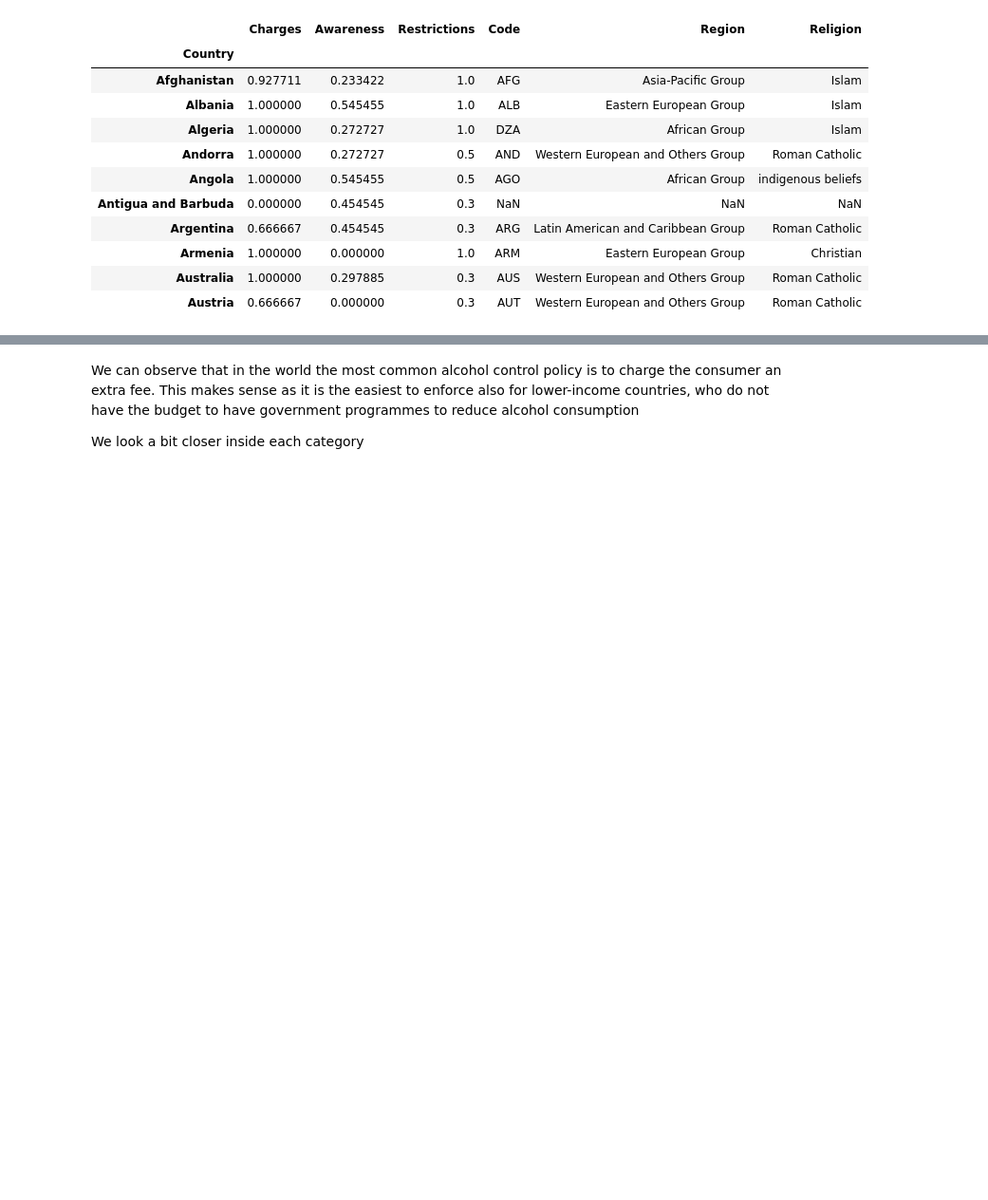
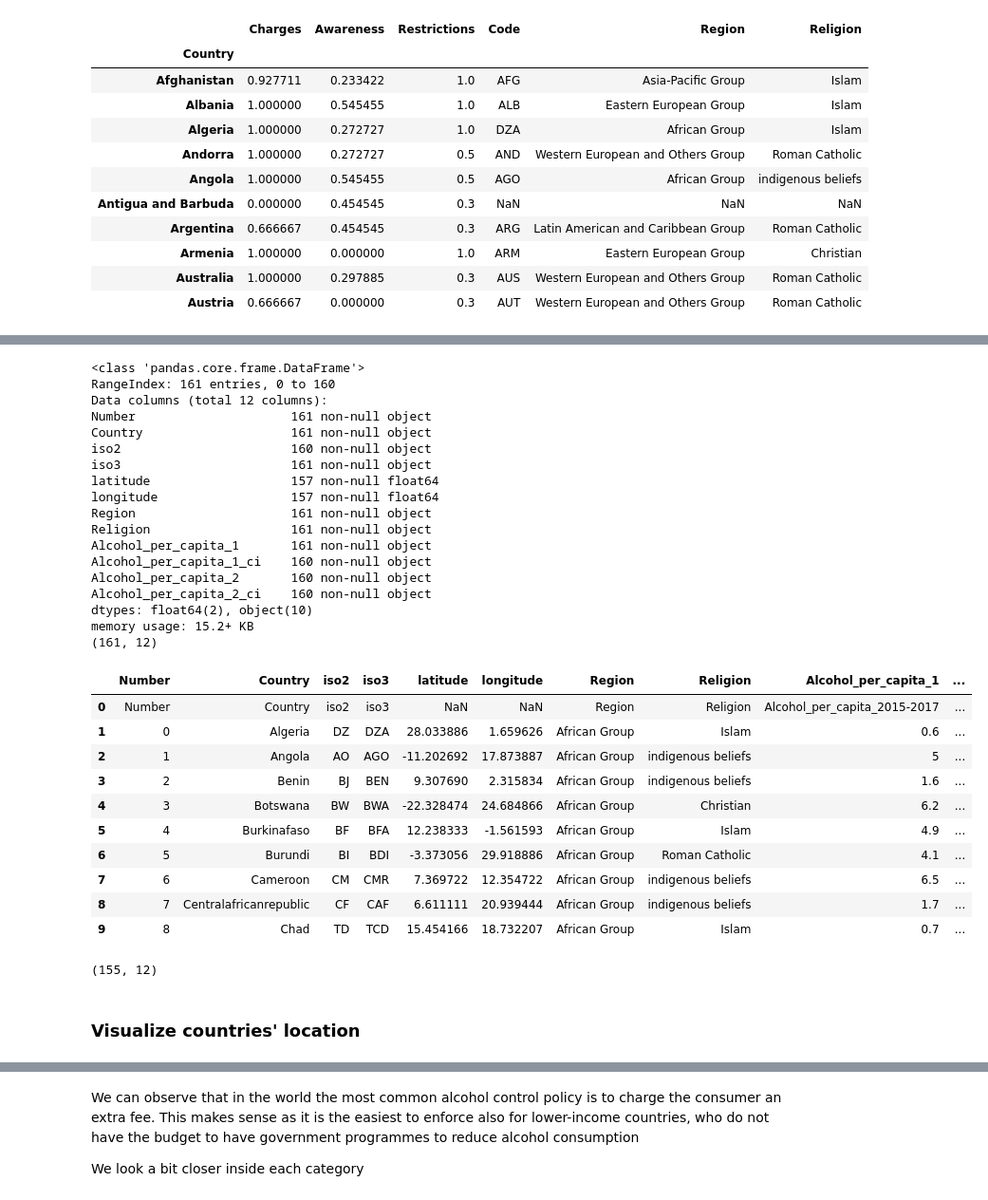
Before and after one commit to TomasTurner/Notorious_ADA_Projet_2019, a Jupyter notebook: final_notebook.ipynb, the cells around one changed output, grey strips where cells are left out. Shown at 95% size. Cells and saved outputs as stored; diff of their text form; code cells hidden in the pictures; blank space fills up the shorter version.

```diff
--- a/final_notebook.ipynb
+++ b/final_notebook.ipynb
@@ -477,0 +872,51 @@ In this section we want to analyse what ind of policies are present in different
+# %%
+# change longitude and latitude datatype from str to float
+def location_to_float(value):
+#     print(value)
+    if value!='latitude' and value!='longitude':
+        return np.float(value)
+    else:
+        return np.nan
+cdata['latitude'] = cdata['latitude'].apply(location_to_float)
+cdata['longitude'] = cdata['longitude'].apply(location_to_float)
+# cdata['Alcohol_per_capita_1'] = cdata['Alcohol_per_capita_1'].apply(location_to_float)
+cdata.info()
+print(cdata.shape)
+cdata.head(10)
+# %% [output]
+<class 'pandas.core.frame.DataFrame'>
+RangeIndex: 161 entries, 0 to 160
+Data columns (total 12 columns):
+Number                     161 non-null object
+Country                    161 non-null object
+iso2                       160 non-null object
+iso3                       161 non-null object
+latitude                   157 non-null float64
+longitude                  157 non-null float64
+Region                     161 non-null object
+Religion                   161 non-null object
+Alcohol_per_capita_1       161 non-null object
+Alcohol_per_capita_1_ci    160 non-null object
+Alcohol_per_capita_2       160 non-null object
+Alcohol_per_capita_2_ci    160 non-null object
+dtypes: float64(2), object(10)
+memory usage: 15.2+ KB
+(161, 12)
+|  | Number | Country | iso2 | iso3 | latitude | longitude | Region | Religion | Alcohol_per_capita_1 | ... |
+| 0 | Number | Country | iso2 | iso3 | NaN | NaN | Region | Religion | Alcohol_per_capita_2015-2017 | ... |
+| 1 | 0 | Algeria | DZ | DZA | 28.033886 | 1.659626 | African Group | Islam | 0.6 | ... |
+| 2 | 1 | Angola | AO | AGO | -11.202692 | 17.873887 | African Group | indigenous beliefs | 5 | ... |
+| 3 | 2 | Benin | BJ | BEN | 9.307690 | 2.315834 | African Group | indigenous beliefs | 1.6 | ... |
+| 4 | 3 | Botswana | BW | BWA | -22.328474 | 24.684866 | African Group | Christian | 6.2 | ... |
+| 5 | 4 | Burkinafaso | BF | BFA | 12.238333 | -1.561593 | African Group | Islam | 4.9 | ... |
+| 6 | 5 | Burundi | BI | BDI | -3.373056 | 29.918886 | African Group | Roman Catholic | 4.1 | ... |
+| 7 | 6 | Cameroon | CM | CMR | 7.369722 | 12.354722 | African Group | indigenous beliefs | 6.5 | ... |
+| 8 | 7 | Centralafricanrepublic | CF | CAF | 6.611111 | 20.939444 | African Group | indigenous beliefs | 1.7 | ... |
+| 9 | 8 | Chad | TD | TCD | 15.454166 | 18.732207 | African Group | Islam | 0.7 | ... |
+# %%
+# drop rows without data
+cdata = cdata.dropna(axis=0, how='any')
+cdata.to_csv("./projectdata/Countries_dropped.csv", header=None, index=False, sep=',')
+cdata.shape
+# %% [output]
+(155, 12)
@@ -477,0 +939,2 @@ In this section we want to analyse what ind of policies are present in different
+# %% [markdown]
+### Visualize countries' location
```
Also changed, not shown: parts of 81 cells of this notebook.
